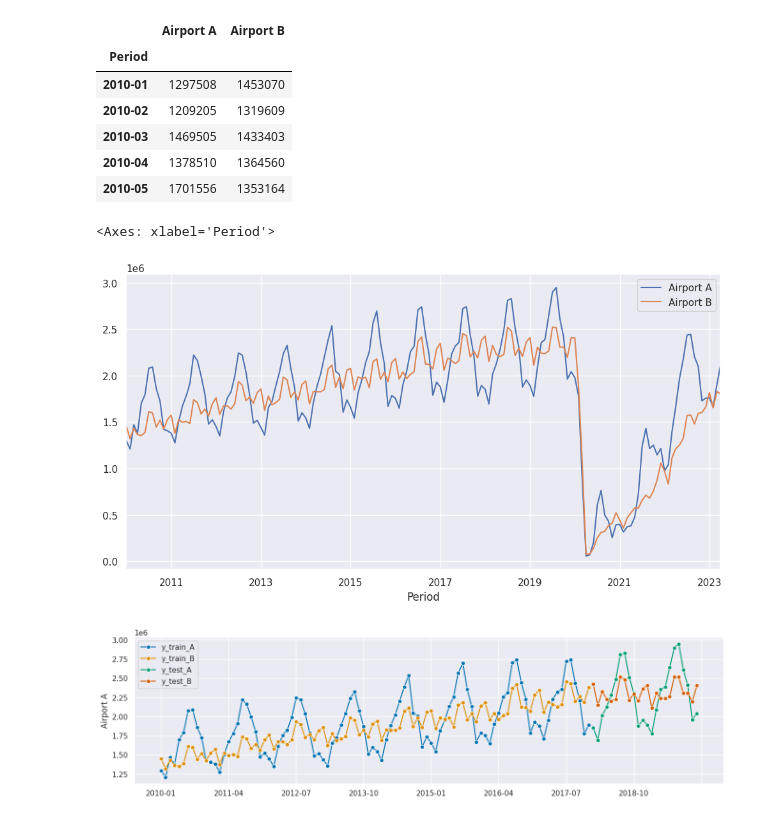
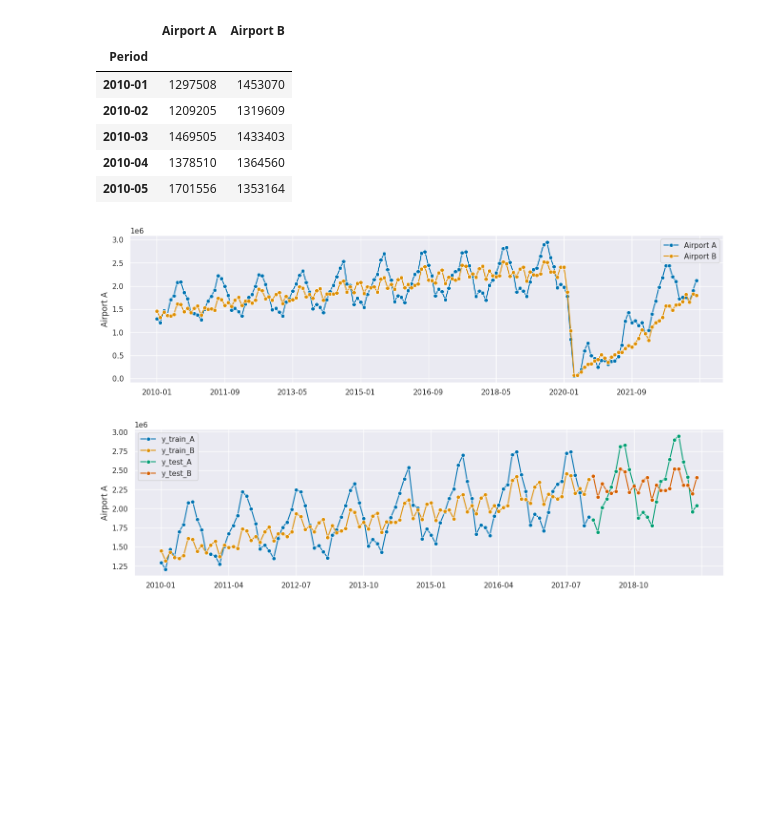
Before and after one commit to 91htjung/AirportBusinessAnalytics, a Jupyter notebook: Forecast_Shortterm_Ststistics.ipynb, the cells around one changed output. Drawn from its saved outputs; the diff is of its cells as text; code cells hidden in the pictures; blank space fills up the shorter version.

```diff
--- a/Forecast_Shortterm_Ststistics.ipynb
+++ b/Forecast_Shortterm_Ststistics.ipynb
@@ -31,11 +48,12 @@ dataset.head()
 | 2010-03 | 1469505 | 1433403 |
 | 2010-04 | 1378510 | 1364560 |
 | 2010-05 | 1701556 | 1353164 |
-# %%
-dataset.plot(kind='line')
-# %% [output]
-<Axes: xlabel='Period'>
-[figure, removed]
+# %%
+from sktime.utils.plotting import plot_series
+
+plot_series(dataset['Airport A'], dataset['Airport B'], labels=['Airport A', 'Airport B']);
+# %% [output]
+[figure, added]
 # %%
 before_covid = dataset[(dataset.index <= pd.Period('2019-12-01', freq='M'))]
 after_covid = dataset[(dataset.index > pd.Period('2019-12-01', freq='M'))]
```
Also changed, not shown: parts of 8 cells of this notebook.
